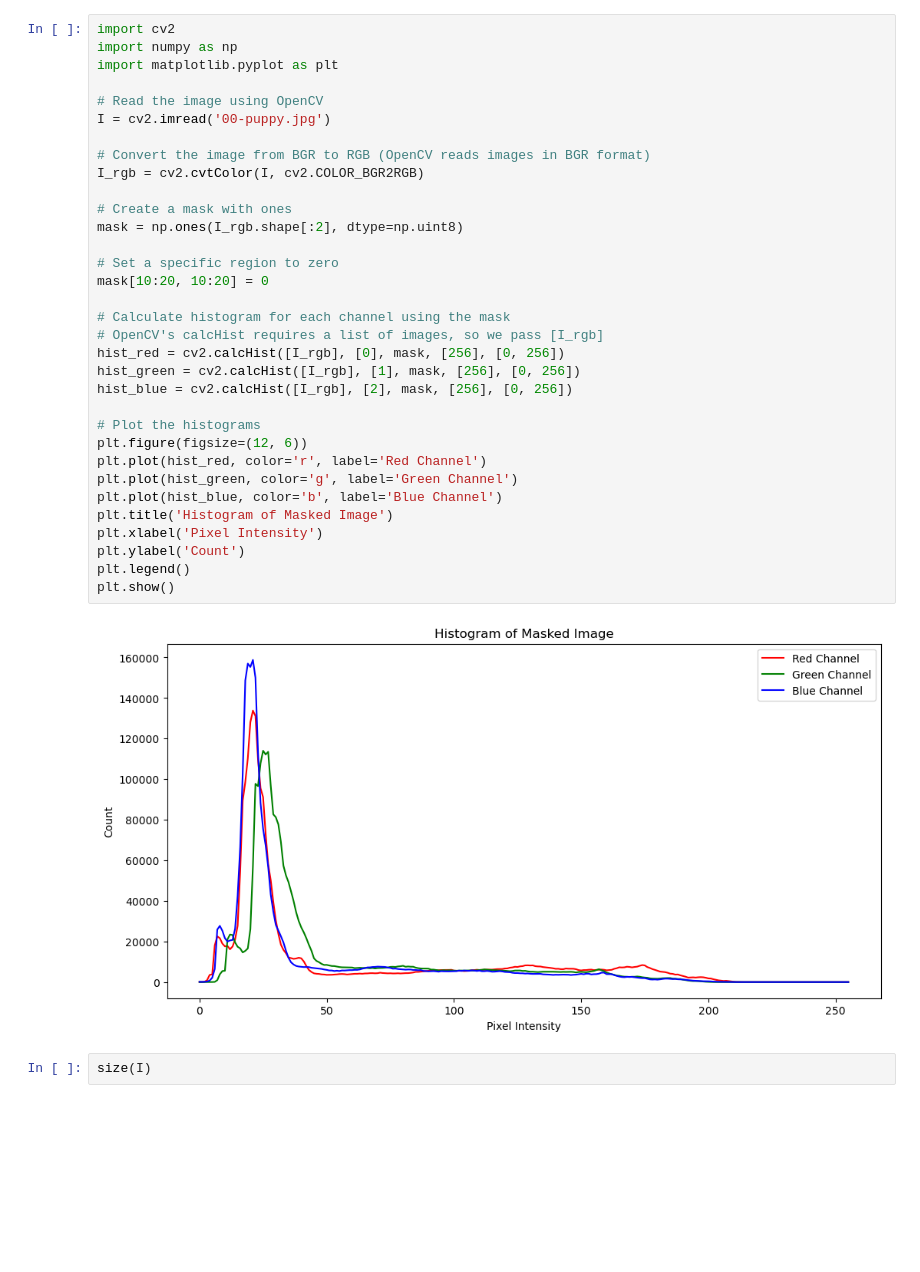
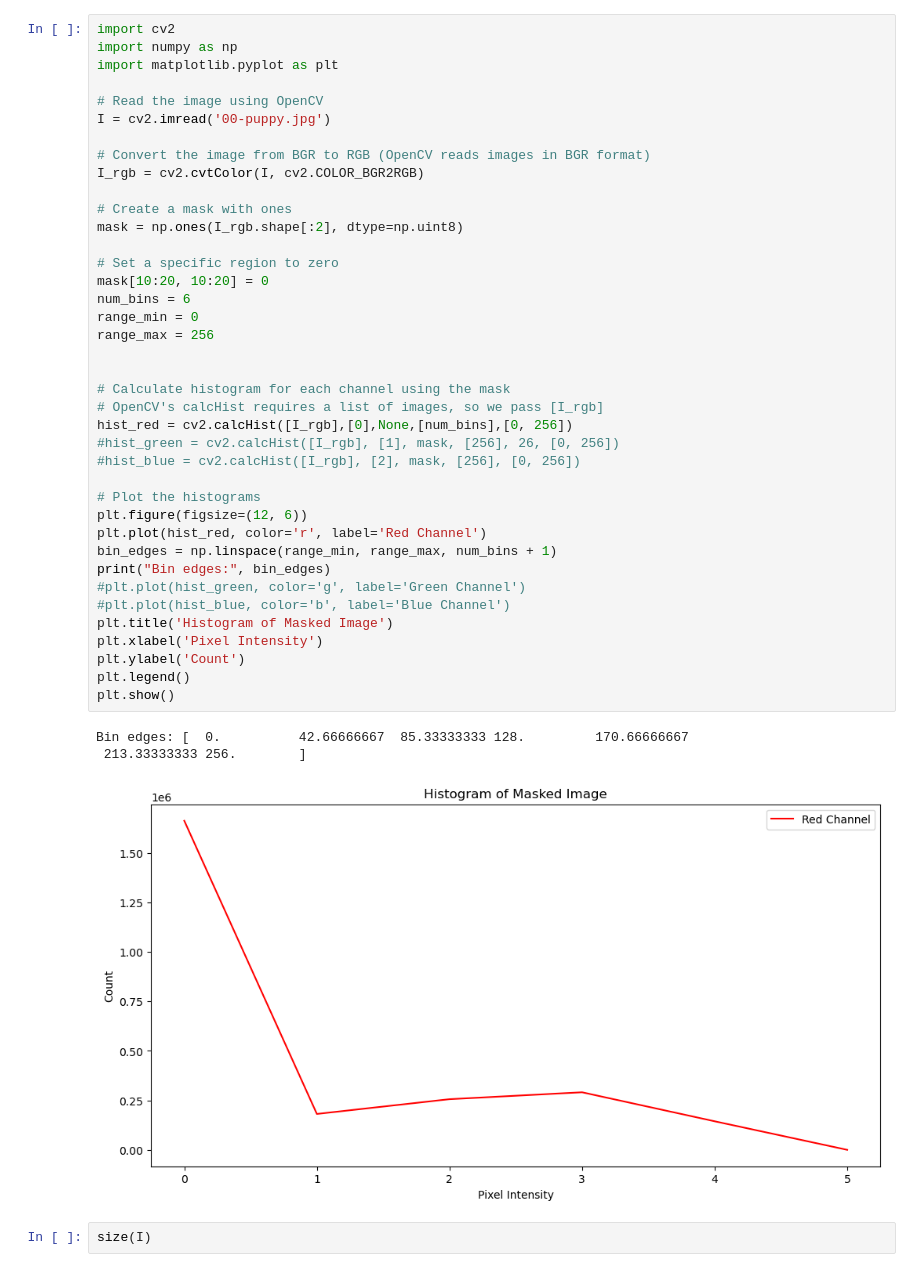
Before and after one commit to prashantiyaramareddy/MyPython-Stuff, a Jupyter notebook: Python Programming/Untitled.ipynb, the cells around one changed output. Saved outputs shown, nothing was run; the diff lists cells and outputs as text; blank space fills up the shorter version.

```diff
--- a/Python Programming/Untitled.ipynb
+++ b/Python Programming/Untitled.ipynb
@@ -1,38 +1,46 @@
 # %%
 import cv2
 import numpy as np
 import matplotlib.pyplot as plt
 
 # Read the image using OpenCV
 I = cv2.imread('00-puppy.jpg')
 
 # Convert the image from BGR to RGB (OpenCV reads images in BGR format)
 I_rgb = cv2.cvtColor(I, cv2.COLOR_BGR2RGB)
 
 # Create a mask with ones
 mask = np.ones(I_rgb.shape[:2], dtype=np.uint8)
 
 # Set a specific region to zero
 mask[10:20, 10:20] = 0
+num_bins = 6
+range_min = 0
+range_max = 256
+
 
 # Calculate histogram for each channel using the mask
 # OpenCV's calcHist requires a list of images, so we pass [I_rgb]
-hist_red = cv2.calcHist([I_rgb], [0], mask, [256], [0, 256])
-hist_green = cv2.calcHist([I_rgb], [1], mask, [256], [0, 256])
-hist_blue = cv2.calcHist([I_rgb], [2], mask, [256], [0, 256])
+hist_red = cv2.calcHist([I_rgb],[0],None,[num_bins],[0, 256])
+#hist_green = cv2.calcHist([I_rgb], [1], mask, [256], 26, [0, 256])
+#hist_blue = cv2.calcHist([I_rgb], [2], mask, [256], [0, 256])
 
 # Plot the histograms
 plt.figure(figsize=(12, 6))
 plt.plot(hist_red, color='r', label='Red Channel')
-plt.plot(hist_green, color='g', label='Green Channel')
-plt.plot(hist_blue, color='b', label='Blue Channel')
+bin_edges = np.linspace(range_min, range_max, num_bins + 1)
+print("Bin edges:", bin_edges)
+#plt.plot(hist_green, color='g', label='Green Channel')
+#plt.plot(hist_blue, color='b', label='Blue Channel')
 plt.title('Histogram of Masked Image')
 plt.xlabel('Pixel Intensity')
 plt.ylabel('Count')
 plt.legend()
 plt.show()
 # %% [output]
+Bin edges: [  0.          42.66666667  85.33333333 128.         170.66666667
+ 213.33333333 256.        ]
-[figure, old version]
+[figure, new version]
 # %%
 size(I)
 # %% [output]
```
Also changed, not shown: 1 other file.
